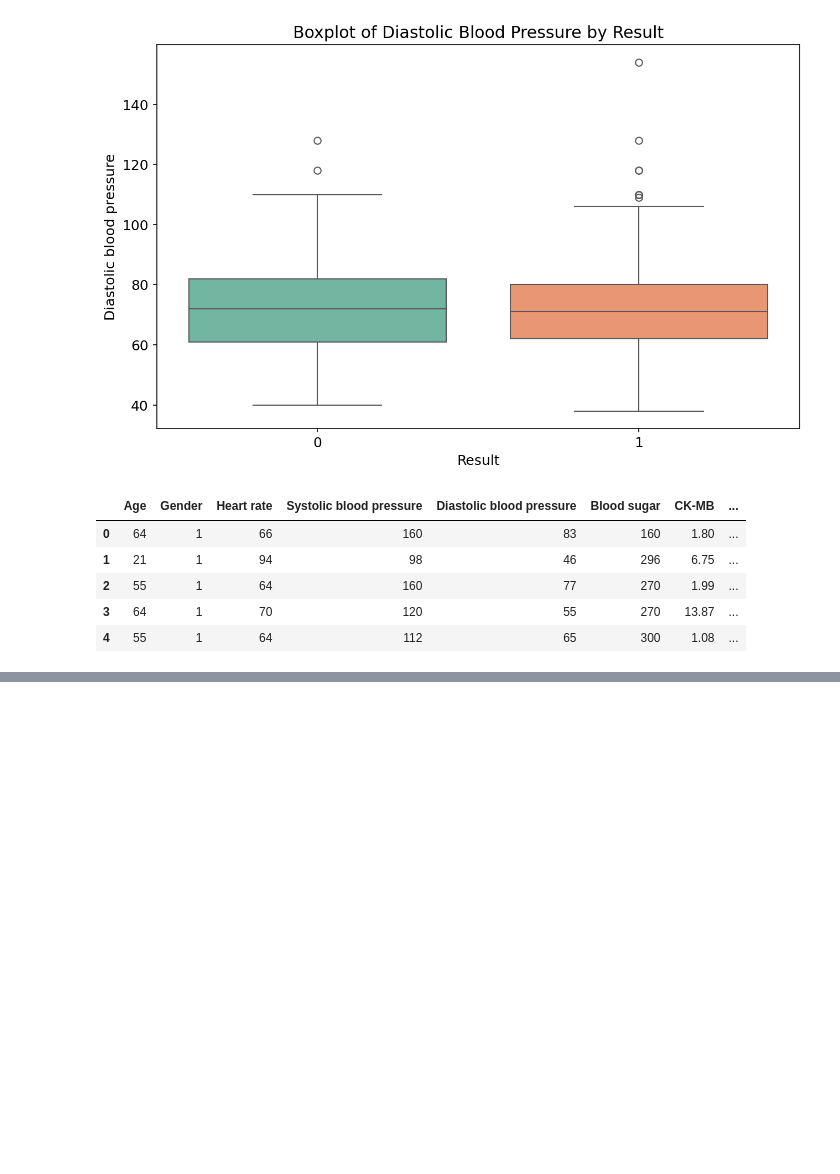
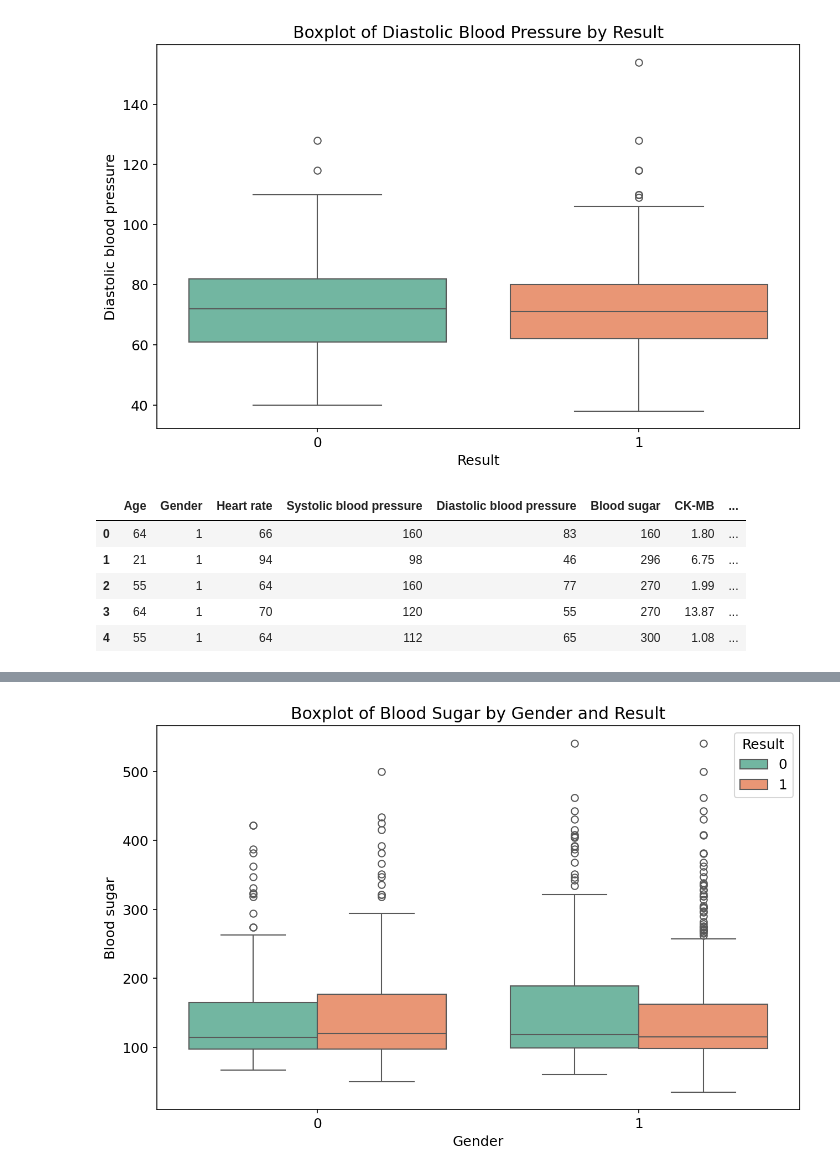
Before and after one commit to Jawad-Muzafar/EDA, a Jupyter notebook: Heart attack dataset/eda.ipynb, the cells around one changed output, grey strips where cells are left out. Saved outputs shown, nothing was run; the diff lists cells and outputs as text; code cells hidden in the pictures; blank space fills up the shorter version.

```diff
--- a/Heart attack dataset/eda.ipynb
+++ b/Heart attack dataset/eda.ipynb
@@ -879,0 +933,6 @@ df
+# %%
+sns.boxplot(x='Gender',y='Blood sugar',hue='Result',data=df,palette='Set2')
+plt.title('Boxplot of Blood Sugar by Gender and Result')
+plt.show()
+# %% [output]
+[figure, added]
```
Also changed, not shown: parts of 10 cells of this notebook.
